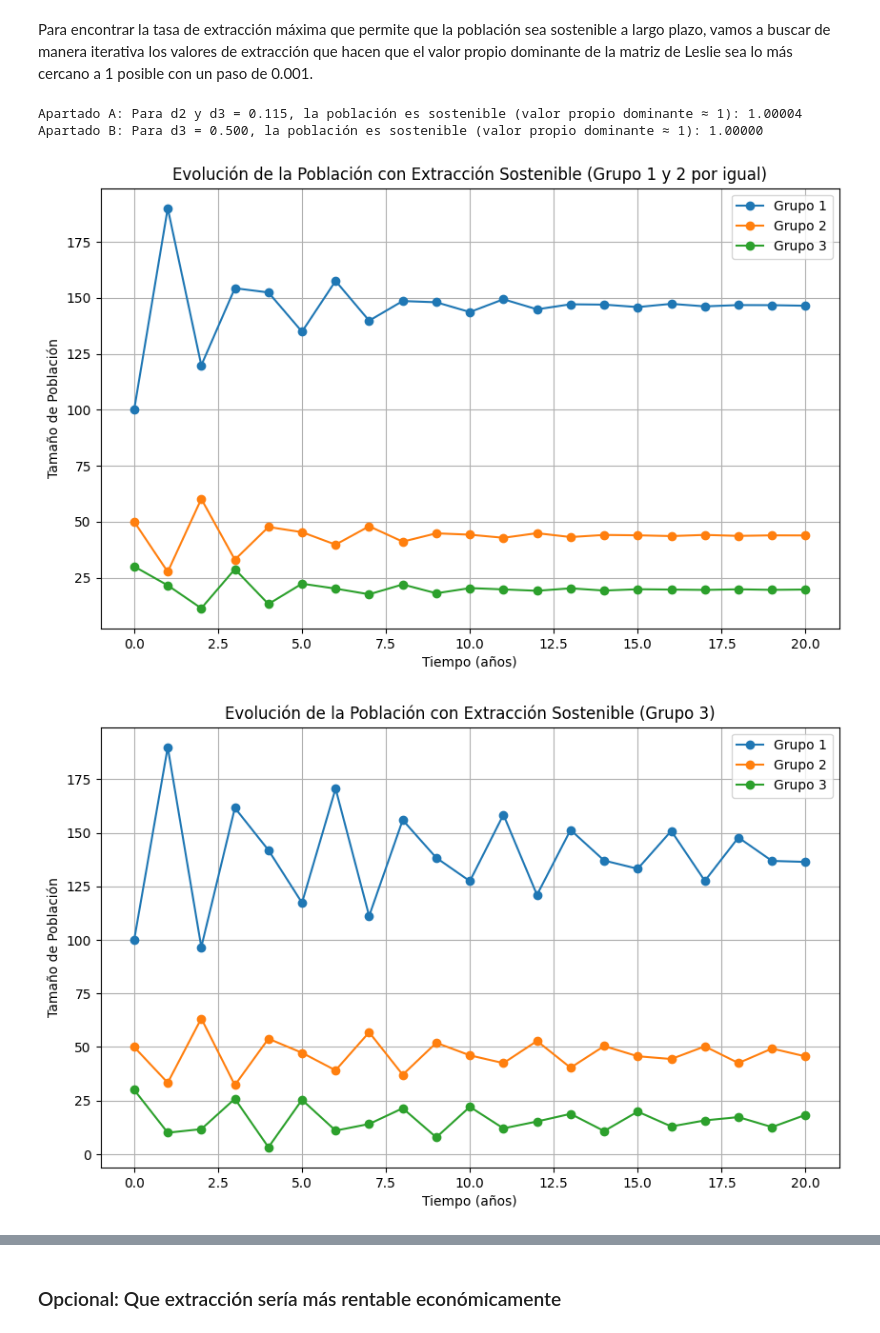
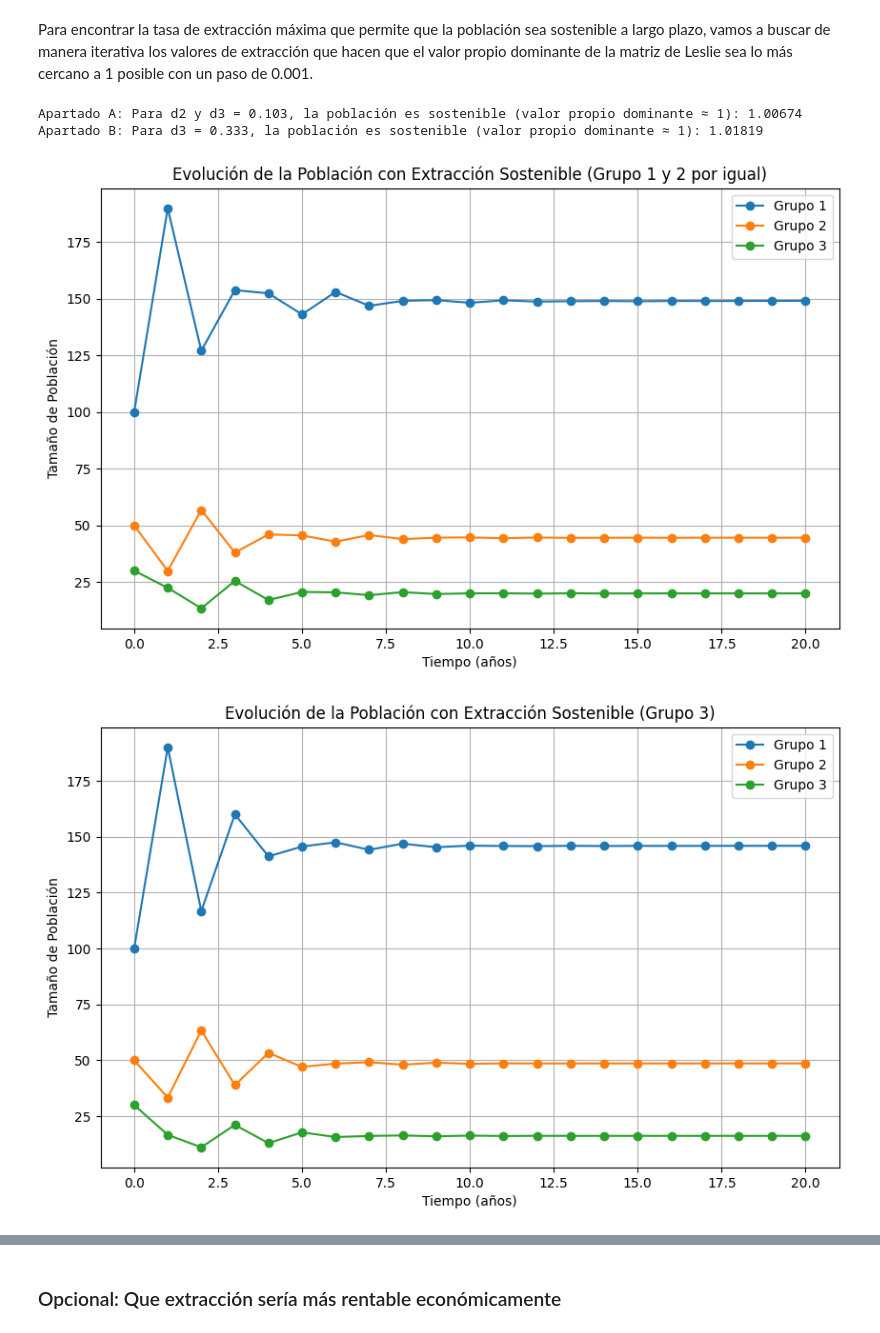
Before and after one commit to Davidgrcdz/SACSE-Practicas, a Jupyter notebook: Ejercicios/Ejercicios_propuestos_práctica3.ipynb, the cells around one changed output, grey strips where cells are left out. Saved outputs shown, nothing was run; the diff lists cells and outputs as text; code cells hidden in the pictures.

```diff
--- a/Ejercicios/Ejercicios_propuestos_práctica3.ipynb
+++ b/Ejercicios/Ejercicios_propuestos_práctica3.ipynb
@@ -518,6 +574,9 @@ L = np.array([
     [0, 1/2, 0]
 ])
 
+# Matriz identidad
+I = np.diag([1, 1, 1])
+
 # Función para calcular el valor propio dominante
 def valor_propio_dominante(matrix):
     valores_propios, _ = np.linalg.eig(matrix)
@@ -528,7 +587,7 @@ def evolucion_poblacion(L, D, N0, t_max=20):
     poblacion = [N0]
     for _ in range(t_max):
         N_t = poblacion[-1]
-        N_next = np.maximum((L - D) @ N_t, 0)
+        N_next = np.maximum(((I - D) @ L) @ N_t, 0)
         poblacion.append(N_next)
     return np.array(poblacion)
 
@@ -541,7 +600,7 @@ poblacion_sostenible = True
 while poblacion_sostenible:
     D = np.diag([0, da, da])
 
-    L_ajustada = L - D
+    L_ajustada = (I - D) @ L
     valor_propio = valor_propio_dominante(L_ajustada)
 
     if valor_propio >= 1:
@@ -561,7 +620,7 @@ poblacion_sostenible = True
 while poblacion_sostenible:
     D = np.diag([0, 0, db])
 
-    L_ajustada = L - D
+    L_ajustada = (I - D) @ L
     valor_propio = valor_propio_dominante(L_ajustada)
 
     if valor_propio >= 1:
@@ -580,37 +639,37 @@ print(f"Apartado B: Para d3 = {db_sostenible :.3f}, la población es sostenible
 N0 = np.array([100, 50, 30])
 evolucion_a = evolucion_poblacion(L, Da_final, N0)
 t_a = np.arange(len(evolucion_a))
 
 plt.figure(figsize=(10, 6))
 plt.plot(t_a, evolucion_a[:, 0], label='Grupo 1', marker='o')
 plt.plot(t_a, evolucion_a[:, 1], label='Grupo 2', marker='o')
 plt.plot(t_a, evolucion_a[:, 2], label='Grupo 3', marker='o')
 plt.title("Evolución de la Población con Extracción Sostenible (Grupo 1 y 2 por igual)")
 plt.xlabel("Tiempo (años)")
 plt.ylabel("Tamaño de Población")
 plt.legend()
 plt.grid(True)
 plt.show()
 
 # Gráfica apartado b
 evolucion_b = evolucion_poblacion(L, Db_final, N0)
 t_b = np.arange(len(evolucion_b))
 
 plt.figure(figsize=(10, 6))
 plt.plot(t_b, evolucion_b[:, 0], label='Grupo 1', marker='o')
 plt.plot(t_b, evolucion_b[:, 1], label='Grupo 2', marker='o')
 plt.plot(t_b, evolucion_b[:, 2], label='Grupo 3', marker='o')
 plt.title("Evolución de la Población con Extracción Sostenible (Grupo 3)")
 plt.xlabel("Tiempo (años)")
 plt.ylabel("Tamaño de Población")
 plt.legend()
 plt.grid(True)
 plt.show()
 # %% [output]
-Apartado A: Para d2 y d3 = 0.115, la población es sostenible (valor propio dominante ≈ 1): 1.00004
-Apartado B: Para d3 = 0.500, la población es sostenible (valor propio dominante ≈ 1): 1.00000
+Apartado A: Para d2 y d3 = 0.103, la población es sostenible (valor propio dominante ≈ 1): 1.00674
+Apartado B: Para d3 = 0.333, la población es sostenible (valor propio dominante ≈ 1): 1.01819
-[figure, old version]
+[figure, new version]
-[figure, old version]
+[figure, new version]
 # %% [markdown]
 ### (a) y (b) Extracción máxima sostenible
 
```
Also changed, not shown: parts of 7 cells of this notebook.
